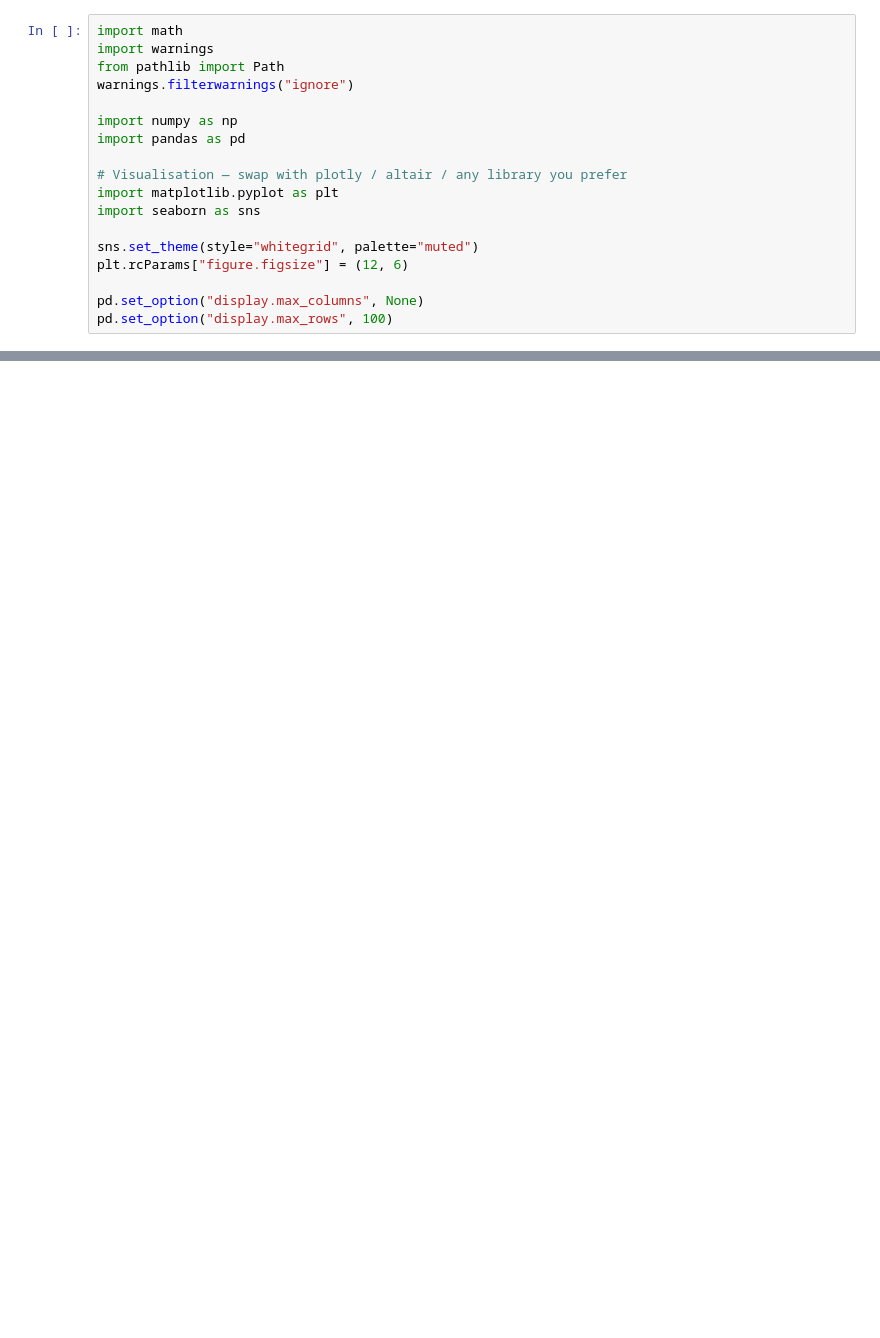
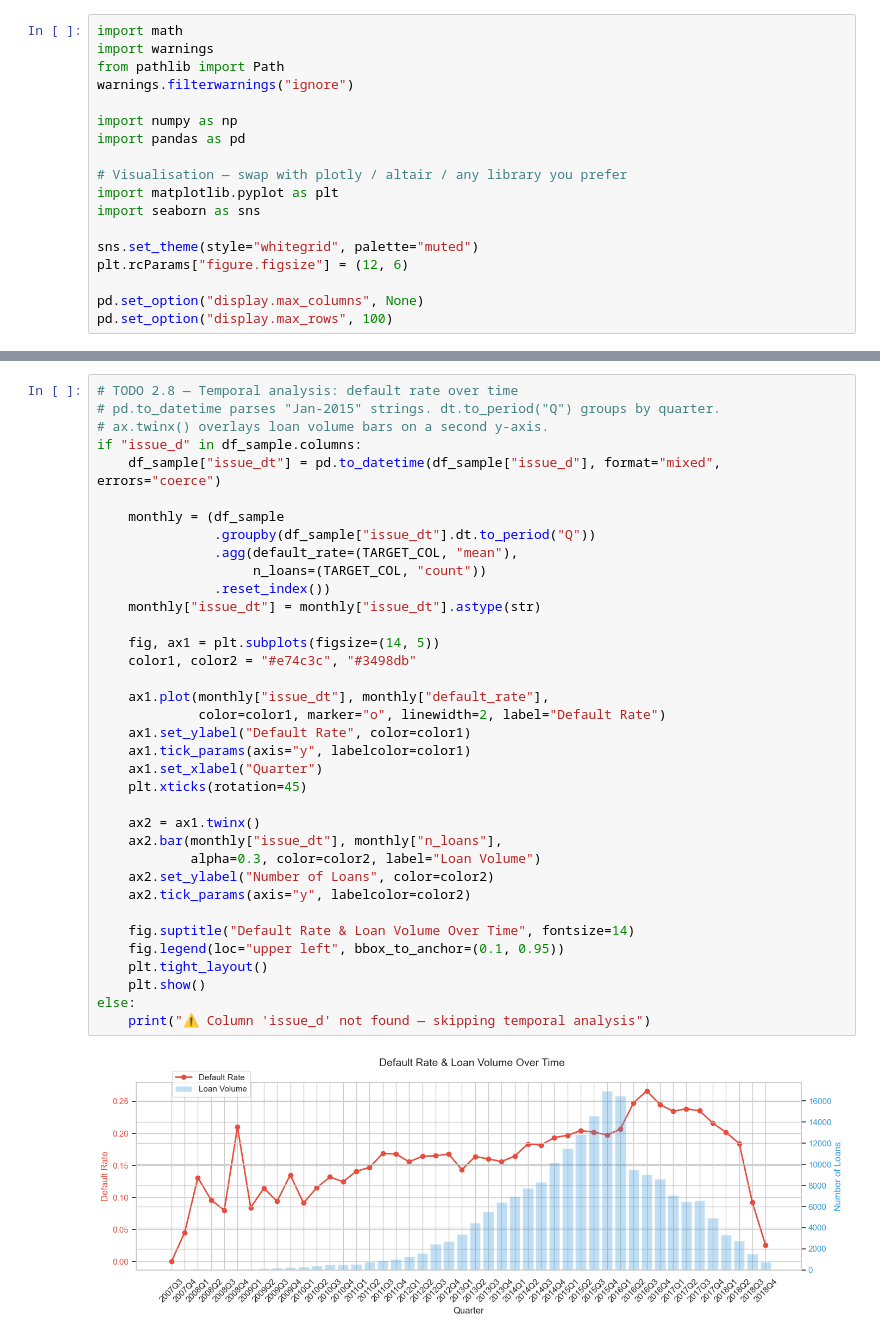
Before and after one commit to DanciVasile/data-science-projects, a Jupyter notebook: loan_default_prediction/notebooks/exploration.ipynb, the cells around one changed output, grey strips where cells are left out. Saved outputs shown, nothing was run; the diff lists cells and outputs as text; blank space fills up the shorter version.

Commit message:
I Worked on the second project and made it with guidelines and also planned how to maximize the quality of that project

```diff
--- a/loan_default_prediction/notebooks/exploration.ipynb
+++ b/loan_default_prediction/notebooks/exploration.ipynb
@@ -320,2 +872,40 @@ plt.show()
+# %%
+# TODO 2.8 — Temporal analysis: default rate over time
+# pd.to_datetime parses "Jan-2015" strings. dt.to_period("Q") groups by quarter.
+# ax.twinx() overlays loan volume bars on a second y-axis.
+if "issue_d" in df_sample.columns:
+    df_sample["issue_dt"] = pd.to_datetime(df_sample["issue_d"], format="mixed", errors="coerce")
+
+    monthly = (df_sample
+               .groupby(df_sample["issue_dt"].dt.to_period("Q"))
+               .agg(default_rate=(TARGET_COL, "mean"),
+                    n_loans=(TARGET_COL, "count"))
+               .reset_index())
+    monthly["issue_dt"] = monthly["issue_dt"].astype(str)
+
+    fig, ax1 = plt.subplots(figsize=(14, 5))
+    color1, color2 = "#e74c3c", "#3498db"
+
+    ax1.plot(monthly["issue_dt"], monthly["default_rate"],
+             color=color1, marker="o", linewidth=2, label="Default Rate")
+    ax1.set_ylabel("Default Rate", color=color1)
+    ax1.tick_params(axis="y", labelcolor=color1)
+    ax1.set_xlabel("Quarter")
+    plt.xticks(rotation=45)
+
+    ax2 = ax1.twinx()
+    ax2.bar(monthly["issue_dt"], monthly["n_loans"],
+            alpha=0.3, color=color2, label="Loan Volume")
+    ax2.set_ylabel("Number of Loans", color=color2)
+    ax2.tick_params(axis="y", labelcolor=color2)
+
+    fig.suptitle("Default Rate & Loan Volume Over Time", fontsize=14)
+    fig.legend(loc="upper left", bbox_to_anchor=(0.1, 0.95))
+    plt.tight_layout()
+    plt.show()
+else:
+    print("⚠️ Column 'issue_d' not found — skipping temporal analysis")
+# %% [output]
+[figure, added]
 # %% [markdown]
 ---
```
Also changed, not shown: parts of 43 cells of this notebook, 27 other files.
